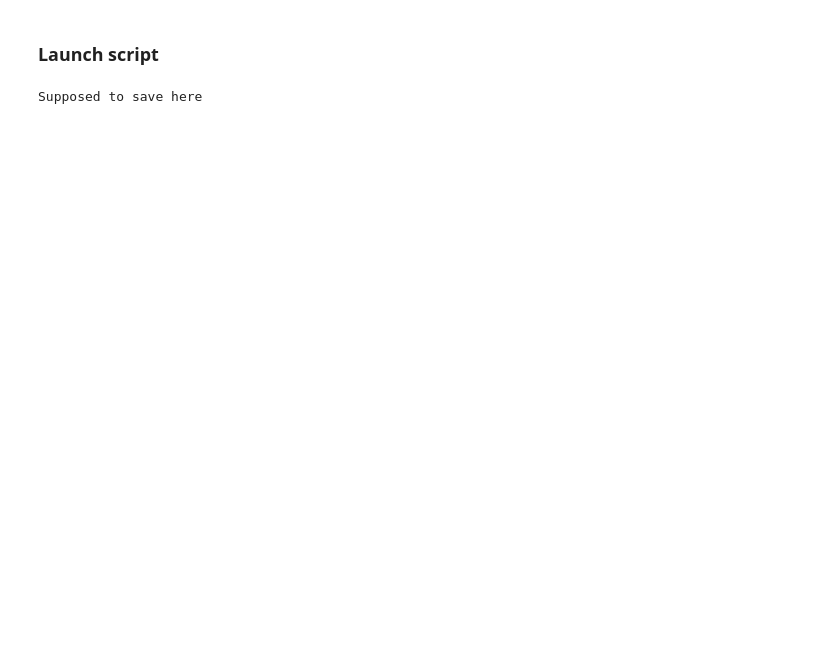
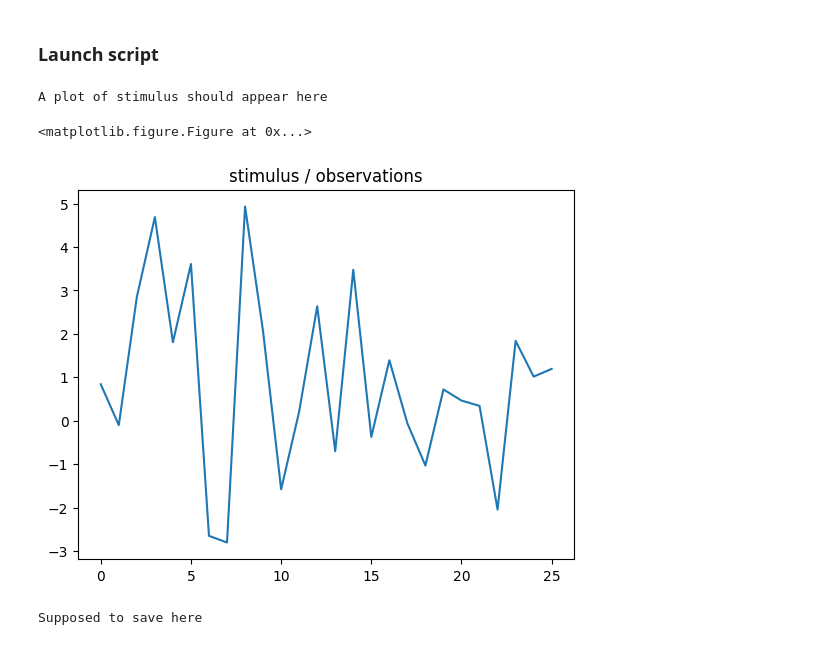
Before and after one commit to aernesto/dots-reversal-ideal-obs, a Jupyter notebook: Jupyter_1.ipynb, the cells around one changed output. Cells and saved outputs as stored; diff of their text form; code cells hidden in the pictures; blank space fills up the shorter version.

Commit message:
basic stimulus plot

```diff
--- a/Jupyter_1.ipynb
+++ b/Jupyter_1.ipynb
@@ -60,7 +60,12 @@ class Experiment(object):
         except AttributeError as err:
             print(err.args)
 
-    def launch(self, observer):
+    def launch(self, observer, singleTrialOutputs):
+        # boolean variables telling the script what to plot
+        printEnvt = singleTrialOutputs[0]
+        printStim = singleTrialOutputs[1]
+        printLLR = singleTrialOutputs[2]
+
         for trial_idx in range(self.tot_trial):
             h = self.setof_h
             duration = self.setof_trial_dur
@@ -72,7 +77,7 @@ class Experiment(object):
                 init_state = self.states[1]
             curr_exp_trial = ExpTrial(self, h, duration, stim_noise,
                                       trial_number, init_state)
-            curr_stim = Stimulus(curr_exp_trial)
+            curr_stim = Stimulus(curr_exp_trial, printStim)
             curr_obs_trial = ObsTrial(curr_exp_trial, curr_stim, observer.dt, self,
                                       observer.prior_states, observer.prior_h)
             curr_obs_trial.infer()
@@ -492,0 +509,9 @@ Trials = xx.result
+# %%
+def kk(envt=True, obs=True, LLR=True):
+    return (envt, obs, LLR)
+xxx = interactive(kk, envt=True, obs=True, LLR=True)
+display(xxx)
+# %%
+envt, obs, LLR = xxx.result
+singleTrialOutputs = np.array([envt, obs, LLR])
+print(singleTrialOutputs)
@@ -527,7 +554,10 @@ nb of trials to simulate       1
 # %%
 Expt = Experiment(setof_stim_noise=sigma, exp_dt=dt, setof_trial_dur=T, setof_h=h,
                   tot_trial=Trials)
 Observer = IdealObs(dt=Expt.exp_dt, expt=Expt, prior_h=np.array([alpha, beta]))
-Expt.launch(Observer)
+Expt.launch(Observer, singleTrialOutputs)
 # %% [output]
-Supposed to save here
+A plot of stimulus should appear here
+<matplotlib.figure.Figure at 0x...>
+[figure, added]
+Supposed to save here
```
Also changed, not shown: parts of 5 cells of this notebook.
